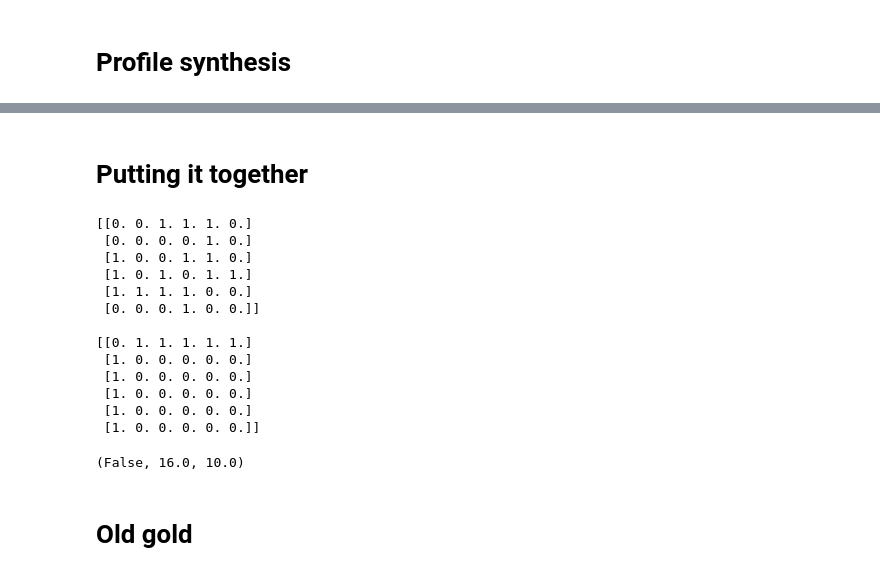
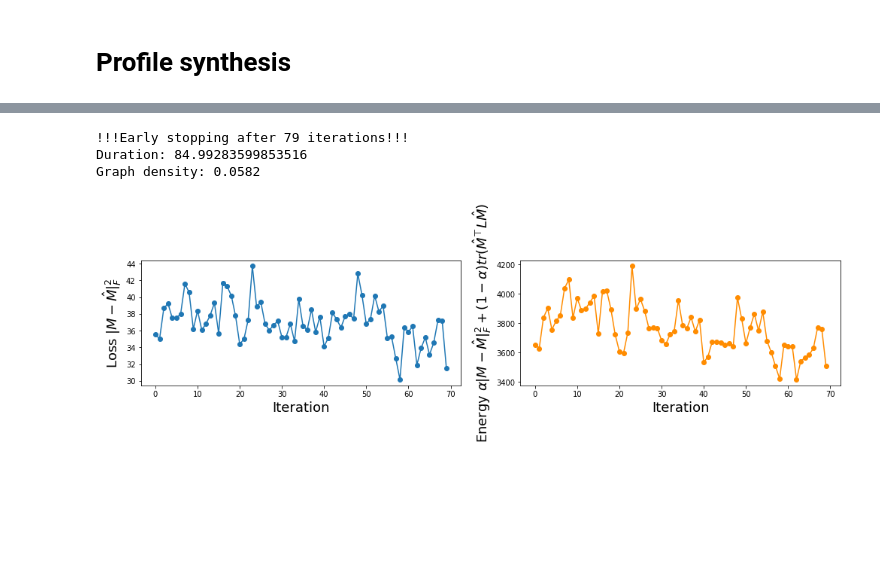
Before and after one commit to gsel9/delta-score, a Jupyter notebook: notebooks/gnlm.ipynb, the cells around one changed output, grey strips where cells are left out. Drawn from its saved outputs; the diff is of its cells as text; code cells hidden in the pictures; blank space fills up the shorter version.

Commit message:
init tutorial run

```diff
--- a/notebooks/gnlm.ipynb
+++ b/notebooks/gnlm.ipynb
@@ -307,36 +175,0 @@ print(update_neighbourhood(1, A_new, A, 0, 0))
-# %% [markdown]
-# Putting it together
-# %%
-import sa_adjacency_estimate
-
-# NOTE:
-# * Code breaks with weighted adjacency.
-n = 6
-A_init = intial_adjacency(n=n, p=0.4, seed=42)
-print(A_init)
-print()
-
-# Increase n_active to increase density in A.
-# Increase eps to decrease density in A.
-A_hat = sa_adjacency_estimate(A_init, M[:n], num_epochs=10, eps=0.55, n_active=2, n_candidates=4)
-#np.save("A_hat.npy", A_hat)
-print(A_hat)
-
-np.array_equal(A_init, A_hat), np.sum(A_init), np.sum(A_hat)
-# %% [output]
-[[0. 0. 1. 1. 1. 0.]
- [0. 0. 0. 0. 1. 0.]
- [1. 0. 0. 1. 1. 0.]
- [1. 0. 1. 0. 1. 1.]
- [1. 1. 1. 1. 0. 0.]
- [0. 0. 0. 1. 0. 0.]]
-
-[[0. 1. 1. 1. 1. 1.]
- [1. 0. 0. 0. 0. 0.]
- [1. 0. 0. 0. 0. 0.]
- [1. 0. 0. 0. 0. 0.]
- [1. 0. 0. 0. 0. 0.]
- [1. 0. 0. 0. 0. 0.]]
-(False, 16.0, 10.0)
-# %% [markdown]
-# Old gold
@@ -357,0 +176,27 @@ def objective(M, M_hat, M_star, L, beta):
+# %%
+M = synthetic_data_gen()
+M_sub = M[:100]
+
+# Initialize random graph.
+A_init = utils.intial_adjacency(n=M_sub.shape[0], p=0.1, seed=42)
+
+t0 = time()
+A_hat, M_hat, E, L = annealing.estimate_adjacency(A_init, M_sub, method="random", num_epochs=100, n=5, k=5, alpha=0.7)
+print("Duration:", time() - t0)
+print("Graph density:", np.mean(A_hat))
+np.save("../data/graph_learning/A_hat_rnd.npy", A_hat)
+np.save("../data/graph_learning/M_hat_rnd.npy", M_hat)
+
+_, axes = plt.subplots(ncols=2, figsize=(14, 4))
+axes[0].plot(L, "-o")
+axes[0].set_ylabel(r"Loss $\left \| M - \hat{M} \right \|_F ^2$", fontsize=18)
+axes[0].set_xlabel("Iteration", fontsize=18)
+axes[1].plot(E, "-o", c="darkorange")
+axes[1].set_ylabel(r"Energy $\alpha \left \| M - \hat{M} \right \|_F ^2 + (1 - \alpha) tr(\hat{M}^\top L \hat{M})$", fontsize=18)
+axes[1].set_xlabel("Iteration", fontsize=18)
+plt.tight_layout()
+# %% [output]
+!!!Early stopping after 79 iterations!!!
+Duration: 84.99283599853516
+Graph density: 0.0582
+[figure, added]
```
Also changed, not shown: parts of 32 cells of this notebook.
